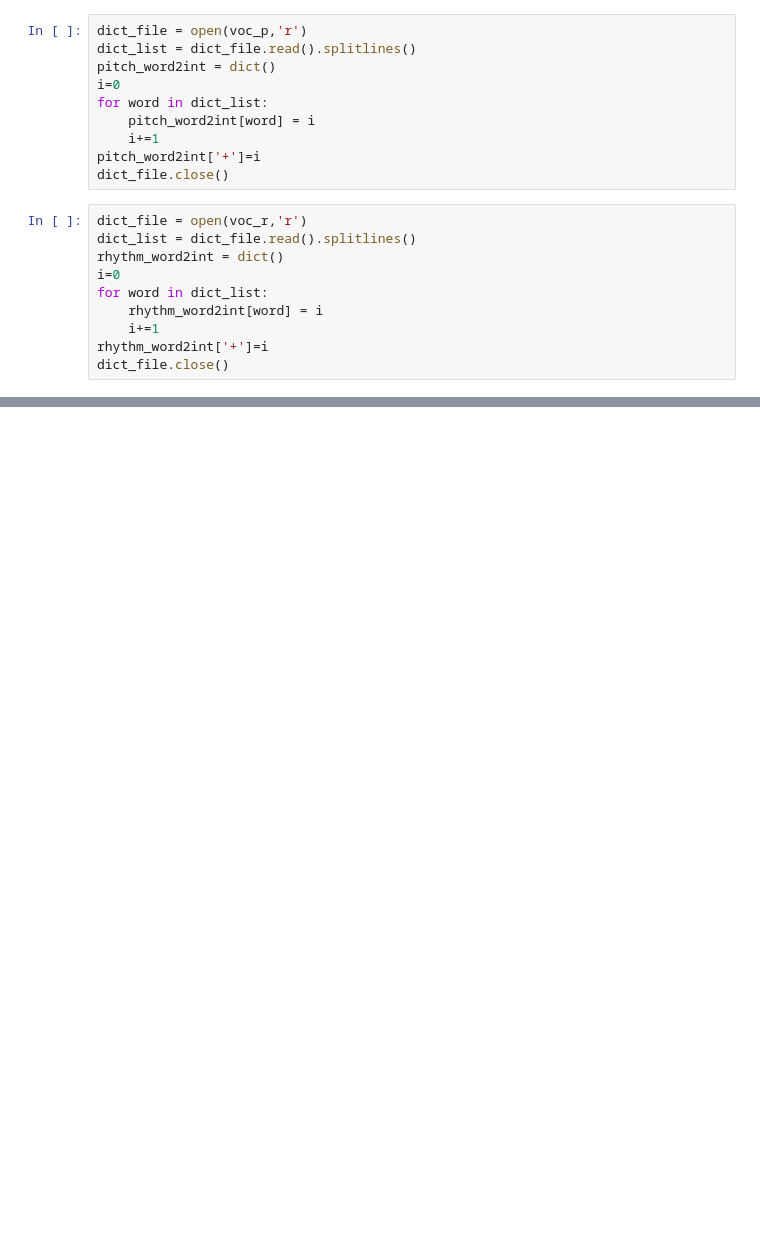
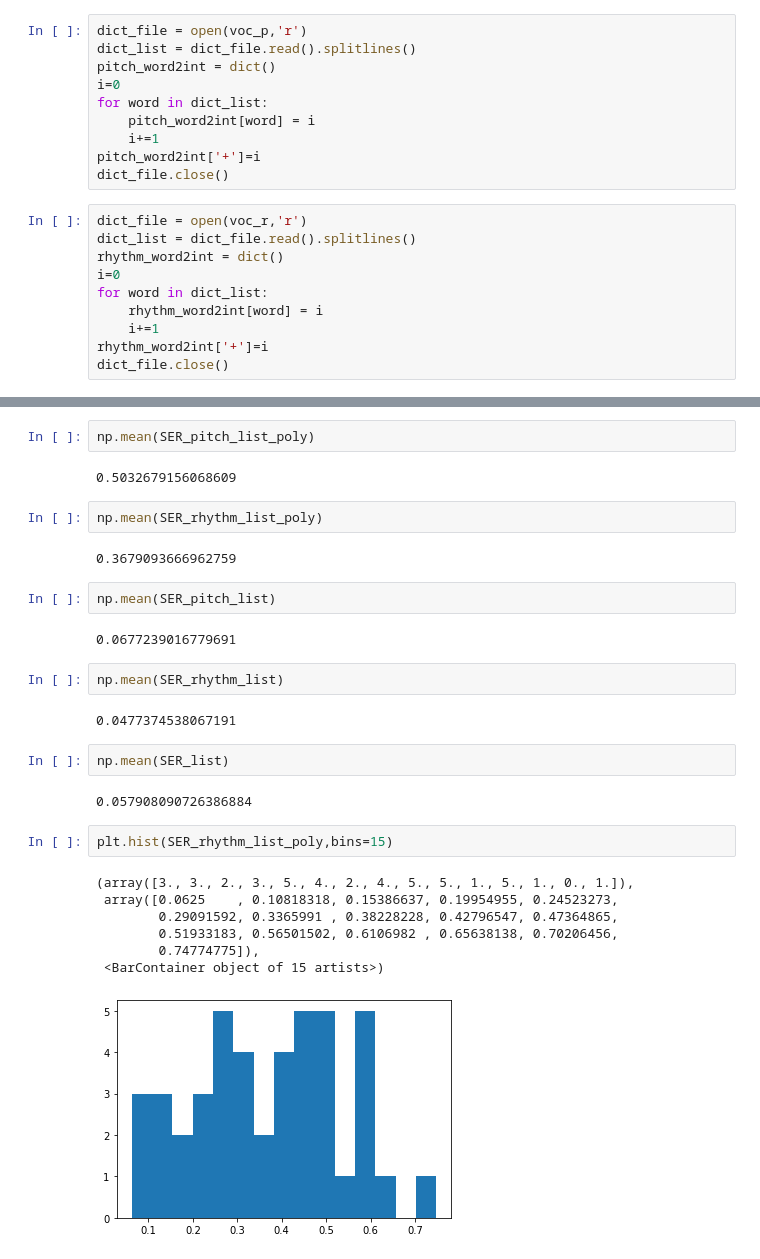
Before and after one commit to mooviies/polyphonic-omr, a Jupyter notebook: experiment_code/plotNotebook.ipynb, the cells around one changed output, grey strips where cells are left out. Drawn from its saved outputs; the diff is of its cells as text; blank space fills up the shorter version.

```diff
--- a/experiment_code/plotNotebook.ipynb
+++ b/experiment_code/plotNotebook.ipynb
@@ -88,0 +166,30 @@ for file_name in test_files:
+# %%
+np.mean(SER_pitch_list_poly)
+# %% [output]
+0.5032679156068609
+# %%
+np.mean(SER_rhythm_list_poly)
+# %% [output]
+0.3679093666962759
+# %%
+np.mean(SER_pitch_list)
+# %% [output]
+0.0677239016779691
+# %%
+np.mean(SER_rhythm_list)
+# %% [output]
+0.0477374538067191
+# %%
+np.mean(SER_list)
+# %% [output]
+0.057908090726386884
+# %%
+plt.hist(SER_rhythm_list_poly,bins=15)
+# %% [output]
+(array([3., 3., 2., 3., 5., 4., 2., 4., 5., 5., 1., 5., 1., 0., 1.]),
+ array([0.0625    , 0.10818318, 0.15386637, 0.19954955, 0.24523273,
+        0.29091592, 0.3365991 , 0.38228228, 0.42796547, 0.47364865,
+        0.51933183, 0.56501502, 0.6106982 , 0.65638138, 0.70206456,
+        0.74774775]),
+ <BarContainer object of 15 artists>)
+[figure, added]
```
Also changed, not shown: parts of 24 cells of this notebook.
